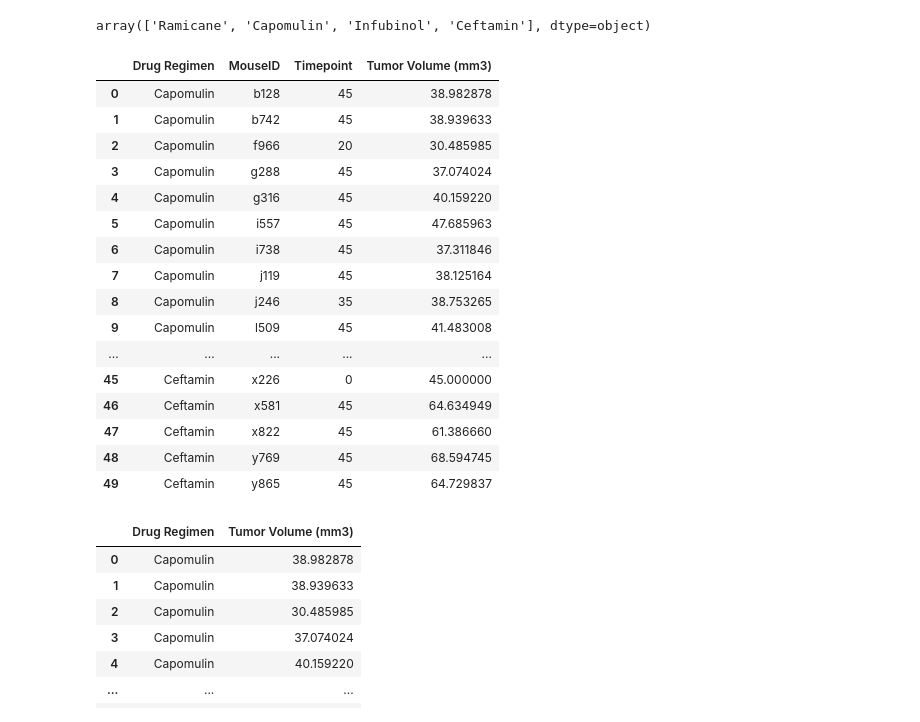
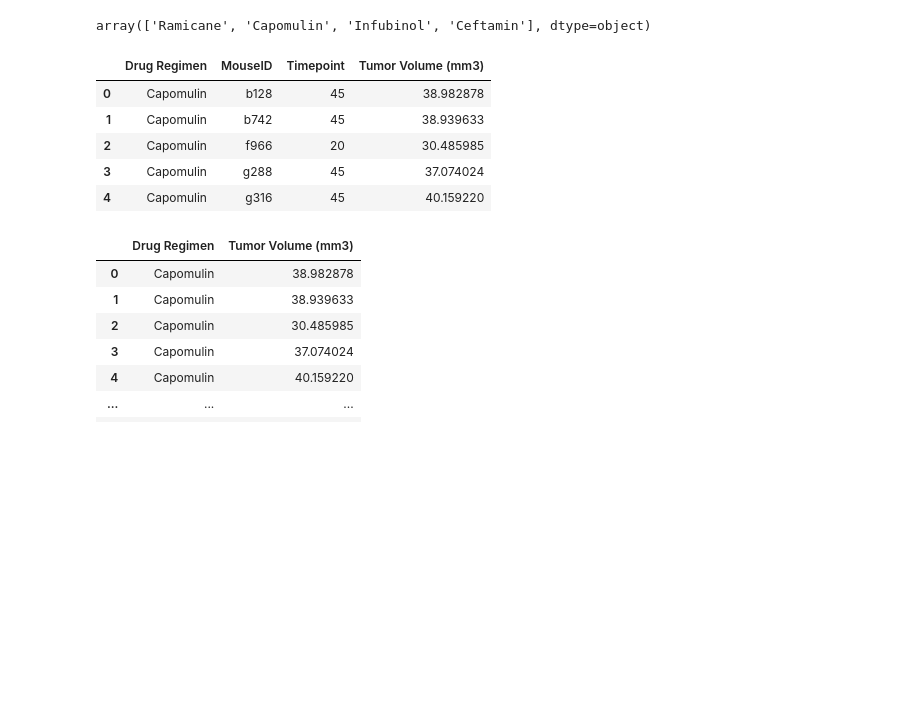
Before and after one commit to CarmenK2/Matplotlib-homework, a Jupyter notebook: pymaceuticals_starter.ipynb, the cells around one changed output. Drawn from its saved outputs; the diff is of its cells as text; code cells hidden in the pictures; blank space fills up the shorter version.

```diff
--- a/pymaceuticals_starter.ipynb
+++ b/pymaceuticals_starter.ipynb
@@ -631,24 +649,17 @@ Four_Drugs_df["Drug Regimen"].unique()
 # %% [output]
 array(['Ramicane', 'Capomulin', 'Infubinol', 'Ceftamin'], dtype=object)
 # %%
+# Calculate the final tumor volume of each mouse across four of the treatment regimens:
+# Capomulin, Ramicane, Infubinol, and Ceftamin
+# Start by getting the last (greatest) timepoint for each mouse
+
 Tumor_Volume_df = Four_Drugs_df.groupby(['Drug Regimen','MouseID'])[['Timepoint','Tumor Volume (mm3)']].last()
 Tumor_Volume_df = Tumor_Volume_df.reset_index()
-Tumor_Volume_df.head(50)
+Tumor_Volume_df.head()
 # %% [output]
 |  | Drug Regimen | MouseID | Timepoint | Tumor Volume (mm3) |
 | 0 | Capomulin | b128 | 45 | 38.982878 |
 | 1 | Capomulin | b742 | 45 | 38.939633 |
 | 2 | Capomulin | f966 | 20 | 30.485985 |
 | 3 | Capomulin | g288 | 45 | 37.074024 |
 | 4 | Capomulin | g316 | 45 | 40.159220 |
-| 5 | Capomulin | i557 | 45 | 47.685963 |
-| 6 | Capomulin | i738 | 45 | 37.311846 |
-| 7 | Capomulin | j119 | 45 | 38.125164 |
-| 8 | Capomulin | j246 | 35 | 38.753265 |
-| 9 | Capomulin | l509 | 45 | 41.483008 |
-| ... | ... | ... | ... | ... |
-| 45 | Ceftamin | x226 | 0 | 45.000000 |
-| 46 | Ceftamin | x581 | 45 | 64.634949 |
-| 47 | Ceftamin | x822 | 45 | 61.386660 |
-| 48 | Ceftamin | y769 | 45 | 68.594745 |
-| 49 | Ceftamin | y865 | 45 | 64.729837 |
```
Also changed, not shown: parts of 20 cells of this notebook, 2 other files.
